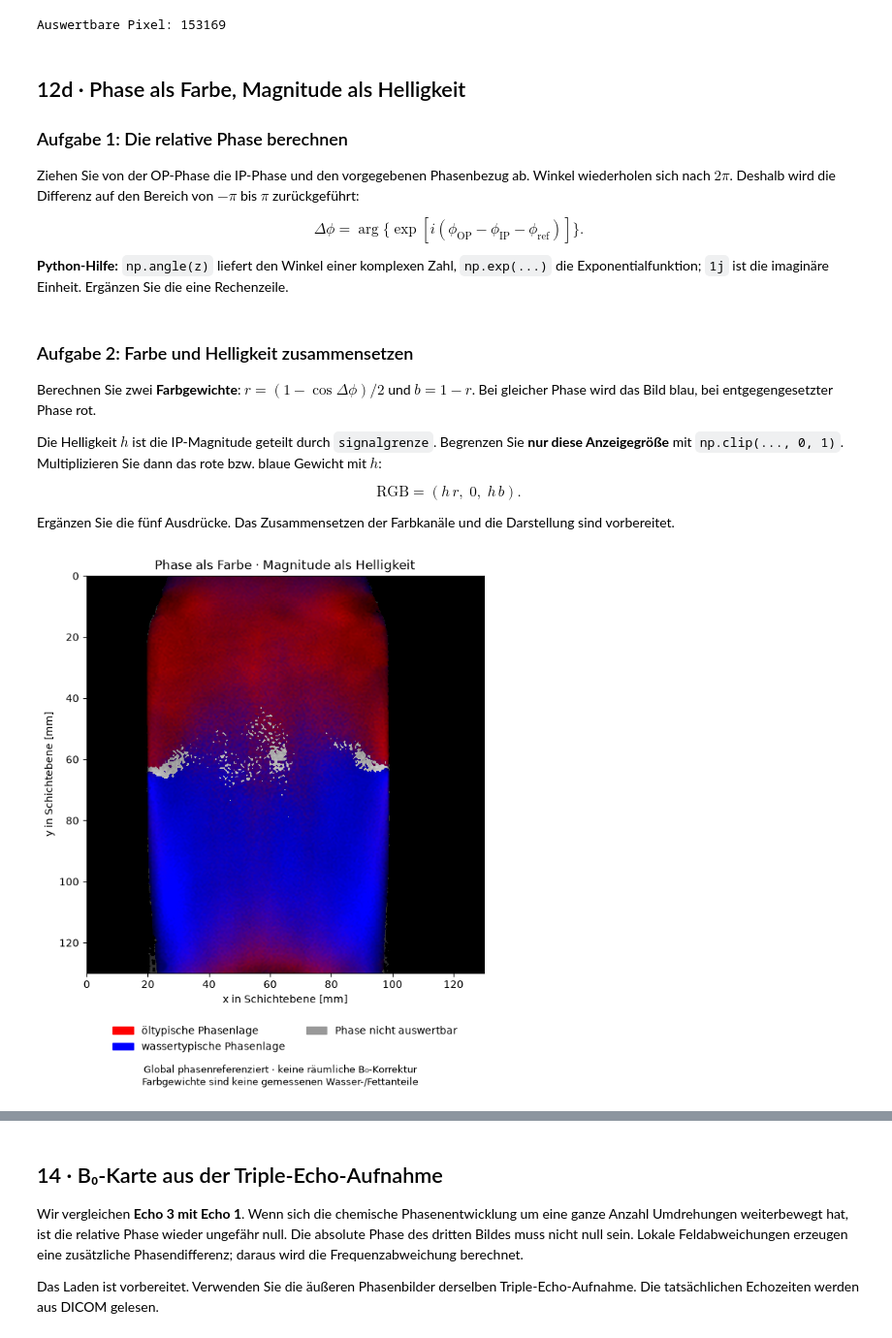
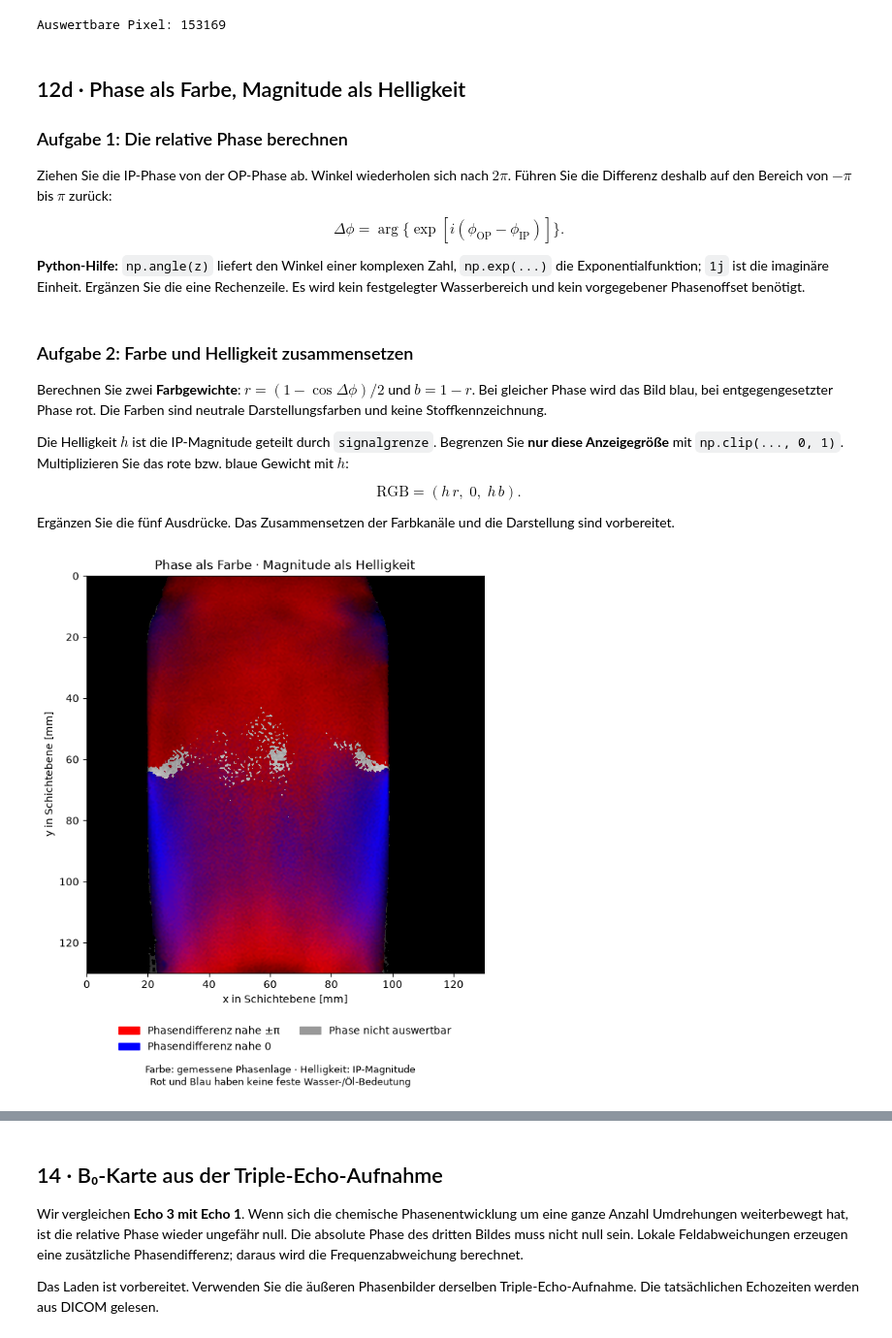
Before and after one commit to RBEGamer/RWTHPraktikumMedizintechnik-MRI, a Jupyter notebook: notebook/experiment_loesung.ipynb, the cells around one changed output, grey strips where cells are left out. Shown at 97% size. Cells and saved outputs as stored; diff of their text form; code cells hidden in the pictures.

```diff
--- a/notebook/experiment_loesung.ipynb
+++ b/notebook/experiment_loesung.ipynb
@@ -154,38 +179,47 @@ Auswertbare Pixel: 153169
 
 ### Aufgabe 1: Die relative Phase berechnen
 
-Ziehen Sie von der OP-Phase die IP-Phase und den vorgegebenen Phasenbezug ab. Winkel wiederholen sich nach $2\pi$. Deshalb wird die Differenz auf den Bereich von $-\pi$ bis $\pi$ zurückgeführt:
+Ziehen Sie die IP-Phase von der OP-Phase ab. Winkel wiederholen sich nach $2\pi$. Führen Sie die Differenz deshalb auf den Bereich von $-\pi$ bis $\pi$ zurück:
 
-$$\Delta\phi=\arg\{\exp[i(\phi_\mathrm{OP}-\phi_\mathrm{IP}-\phi_\mathrm{ref})]\}.$$
+$$\Delta\phi=\arg\{\exp[i(\phi_\mathrm{OP}-\phi_\mathrm{IP})]\}.$$
 
-**Python-Hilfe:** `np.angle(z)` liefert den Winkel einer komplexen Zahl, `np.exp(...)` die Exponentialfunktion; `1j` ist die imaginäre Einheit. Ergänzen Sie die eine Rechenzeile.
+**Python-Hilfe:** `np.angle(z)` liefert den Winkel einer komplexen Zahl, `np.exp(...)` die Exponentialfunktion; `1j` ist die imaginäre Einheit. Ergänzen Sie die eine Rechenzeile. Es wird kein festgelegter Wasserbereich und kein vorgegebener Phasenoffset benötigt.
 # %%
-delta_phase = np.angle(np.exp(1j * (phase_op - phase_ip - phasenreferenz_rad)))
+# Die gemessene OP-/IP-Phasendifferenz direkt für die Farben verwenden.
+# exp(i*Winkel) berücksichtigt volle Umdrehungen; angle liefert [-pi, pi].
+# Die neutrale Farbansicht benötigt keinen Kalibrierwert oder Wasser-Referenzbereich.
+delta_phase = np.angle(np.exp(1j * (phase_op - phase_ip)))
 # %% [markdown]
 ### Aufgabe 2: Farbe und Helligkeit zusammensetzen
 
-Berechnen Sie zwei **Farbgewichte**: $r=(1-\cos\Delta\phi)/2$ und $b=1-r$. Bei gleicher Phase wird das Bild blau, bei entgegengesetzter Phase rot.
+Berechnen Sie zwei **Farbgewichte**: $r=(1-\cos\Delta\phi)/2$ und $b=1-r$. Bei gleicher Phase wird das Bild blau, bei entgegengesetzter Phase rot. Die Farben sind neutrale Darstellungsfarben und keine Stoffkennzeichnung.
 
-Die Helligkeit $h$ ist die IP-Magnitude geteilt durch `signalgrenze`. Begrenzen Sie **nur diese Anzeigegröße** mit `np.clip(..., 0, 1)`. Multiplizieren Sie dann das rote bzw. blaue Gewicht mit $h$:
+Die Helligkeit $h$ ist die IP-Magnitude geteilt durch `signalgrenze`. Begrenzen Sie **nur diese Anzeigegröße** mit `np.clip(..., 0, 1)`. Multiplizieren Sie das rote bzw. blaue Gewicht mit $h$:
 
 $$\mathrm{RGB}=(h\,r,\;0,\;h\,b).$$
 
 Ergänzen Sie die fünf Ausdrücke. Das Zusammensetzen der Farbkanäle und die Darstellung sind vorbereitet.
 # %%
-oelgewicht = (1 - np.cos(delta_phase)) / 2
-wassergewicht = 1 - oelgewicht
+# Gleiche relative Phase: cos(0)=1 -> blau. Gegenphase: cos(pi)=-1 -> rot.
+# Diese Größen beschreiben Phasenlagen; Rot und Blau sind keine Stoffkennzeichnung.
+gewicht_rot = (1 - np.cos(delta_phase)) / 2
+gewicht_blau = 1 - gewicht_rot
+
+# Nur die Helligkeit der Anzeige wird auf [0, 1] begrenzt.
+# Die ursprünglichen Magnituden für die Signalrechnung bleiben unverändert.
 helligkeit = np.clip(ip / signalgrenze, 0, 1)
-rot = helligkeit * oelgewicht
-blau = helligkeit * wassergewicht
+rot = helligkeit * gewicht_rot
+blau = helligkeit * gewicht_blau
 
+# RGB benötigt drei Kanäle: Rot, Grün, Blau. Grün bleibt hier null.
 rgb = np.stack((rot, np.zeros_like(rot), blau), axis=-1)
 rgb[~maske] = 0
-# IP-Signal, aber unzuverlässige Phase: grau statt einer Wasser-/Ölfarbe.
+# IP-Signal ohne gültige Phase wird grau dargestellt, schwacher Hintergrund schwarz.
 grau = signal_ip & ~maske
 rgb[grau] = helligkeit[grau, None]
 fig_farbe = mh.phasenblend_anzeigen(rgb, meta_ip)
 # %% [output]
-[figure, old version]
+[figure, new version]
 # %% [markdown]
 ### So lesen Sie das Farbbild
 
```
Also changed, not shown: parts of 24 cells of this notebook, 6 other files.
